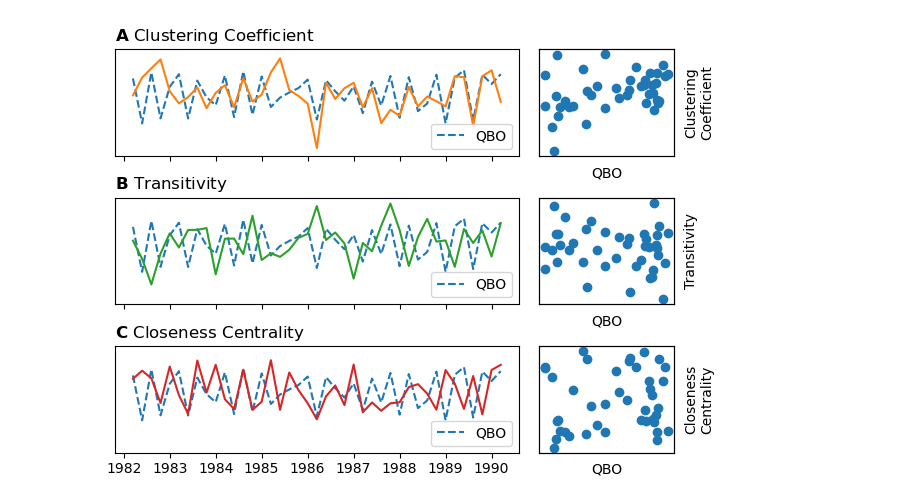
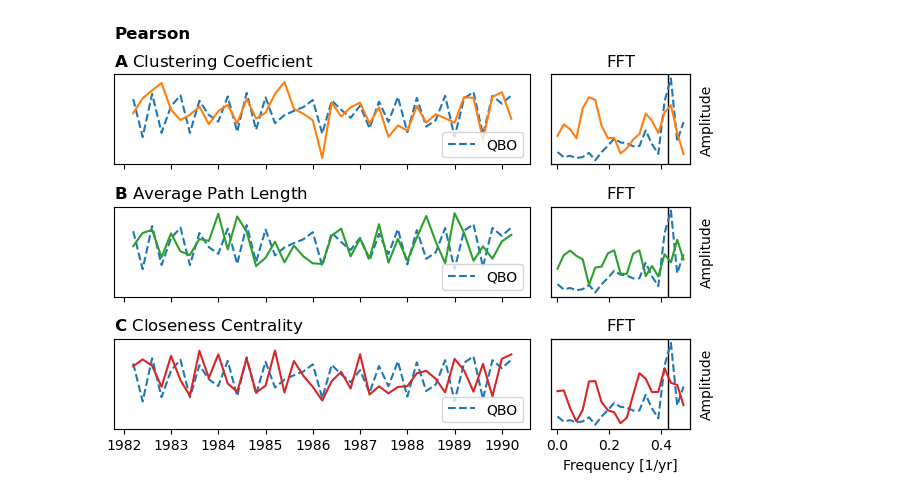
Before and after one commit to david-strahl/quasibi-europe, a Jupyter notebook: code/07_dynamic_network.ipynb, the cells around one changed output. Cells and saved outputs as stored; diff of their text form; code cells hidden in the pictures.

Commit message:
plots for dynamic analysis

```diff
--- a/code/07_dynamic_network.ipynb
+++ b/code/07_dynamic_network.ipynb
@@ -21,5 +23,11 @@ pearson_files = glob.glob("../output/dynamic/pearson*")
+# %%
+def average_path_length(nx):
+    lengths = np.array([np.trim_zeros(np.fromiter(x[1].values(), dtype="float32")).mean() for x in networkx.shortest_path_length(nx)])
+    return np.nanmean(lengths)
 # %%
 M = np.zeros((len(pearson_files), 3))
+
+last = None
 
 for i, pearson_file in tqdm(enumerate(pearson_files), total=41):
     pearson = quasibi.load_symmat(pearson_file)
@@ -30,8 +38,10 @@ for i, pearson_file in tqdm(enumerate(pearson_files), total=41):
     # average path length
     M[i, 0] = networkx.average_clustering(net)
 
-    # transitivity
-    M[i, 1] = networkx.transitivity(net)
+    # average path length
+    M[i, 1] = average_path_length(networkx.from_numpy_matrix(pearson))
 
     # centrality
     M[i, 2] = np.fromiter(networkx.closeness_centrality(net).values(), dtype="float32").mean()
+
+M = (M - np.mean(M, axis=0))/np.std(M, axis=0)
@@ -40,31 +48,43 @@ M = (M - np.mean(M, axis=0))/np.std(M, axis=0)
 # %%
 fig, axs = plt.subplots(3, 2, gridspec_kw={"width_ratios": [3, 1]})
 
 time = np.arange(1981, 2022)
 
 for i, (m, ax) in enumerate(zip(M.T, axs.T[0])):
     ax.plot(time, (qbo - np.mean(qbo))/np.std(qbo), ls="--", label="QBO")
     ax.plot(time, m, c="C"+str(i+1))
-    ax.set_title(r"$\bf{" + ["A", "B", "C"][i] + "}$ " + ["Clustering Coefficient", "Transitivity", "Closeness Centrality"][i], loc="left")
+    ax.set_title(r"$\bf{" + ["A", "B", "C"][i] + "}$ " + ["Clustering Coefficient", "Average Path Length", "Closeness Centrality"][i], loc="left")
     ax.set_yticks([])
     ax.set_ylim([-3.5, 2.5])
     ax.set_xticklabels([] if i < 2 else time)
     ax.legend(loc="lower right")
     #ax.imshow(np.expand_dims(qbo, 1).T, extent=[-0.5, 39.5, -2.5, 2.5], cmap="coolwarm", vmin=-310, vmax=310)
 
 
 for i, (m, ax) in enumerate(zip(M.T, axs.T[1])):
-    ax.scatter(qbo, m)
+
+    ax.axvline(12/28, c="black", zorder=0, lw=1)
+    ax.magnitude_spectrum((qbo - np.mean(qbo))/np.std(qbo), Fs=1, ls="--")
+    ax.magnitude_spectrum(m, Fs=1, c="C"+str(i + 1))
+
+    ax.set_title("FFT")
+
     ax.set_yticks([])
-    ax.set_xticks([])
-    ax.set_xlabel("QBO")
     ax.set_ylabel("")
-    ax = ax.twinx()
-    ax.set_yticks([])
-    ax.set_ylabel(["Clustering\nCoefficient", "Transitivity", "Closeness\nCentrality"][i])
+    axt = ax.twinx()
+    axt.set_yticks([])
+    axt.set_ylabel("Amplitude")
+
+    if i == 2:
+        ax.set_xlabel("Frequency [1/yr]")
+    else:
+        ax.set_xlabel("")
+        ax.set_xticklabels([])
+
     pass
 
+plt.suptitle("Pearson", horizontalalignment="left", x=0.04, y=0.96, fontweight="bold")
 plt.tight_layout()
-plt.savefig("../plots/dynamic.pdf", bbox_inches="tight")
+plt.savefig("../plots/dynamic_pearson.pdf", bbox_inches="tight")
 # %% [output]
-[figure, old version]
+[figure, new version]
```
Also changed, not shown: parts of 5 cells of this notebook, 12 other files.
